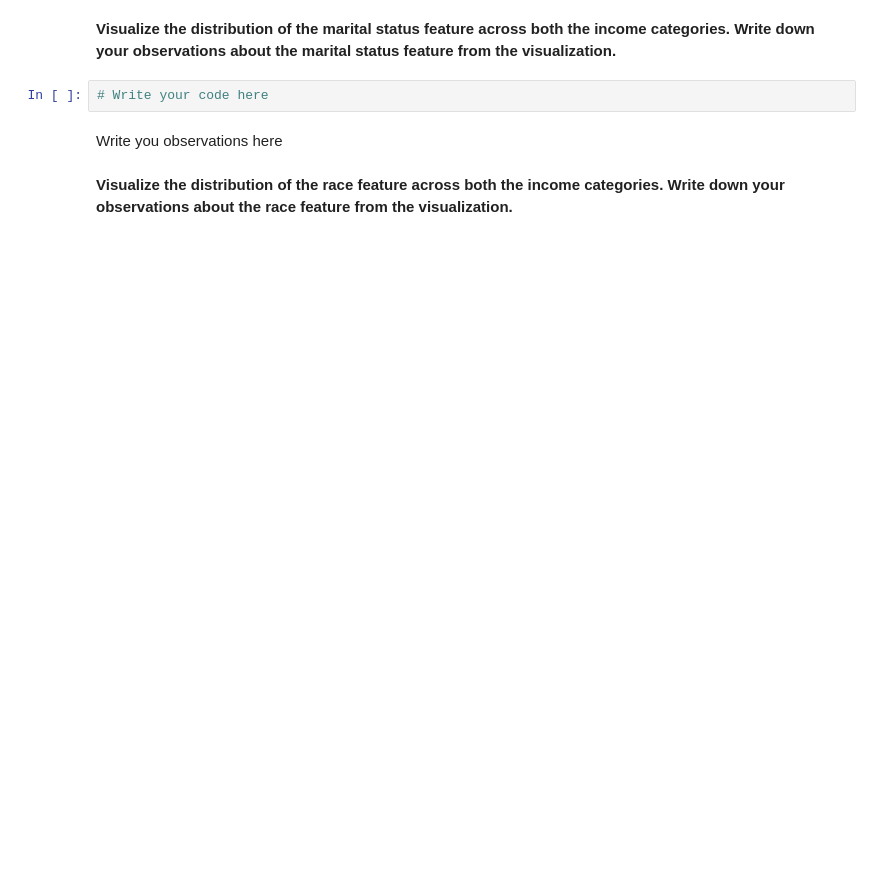
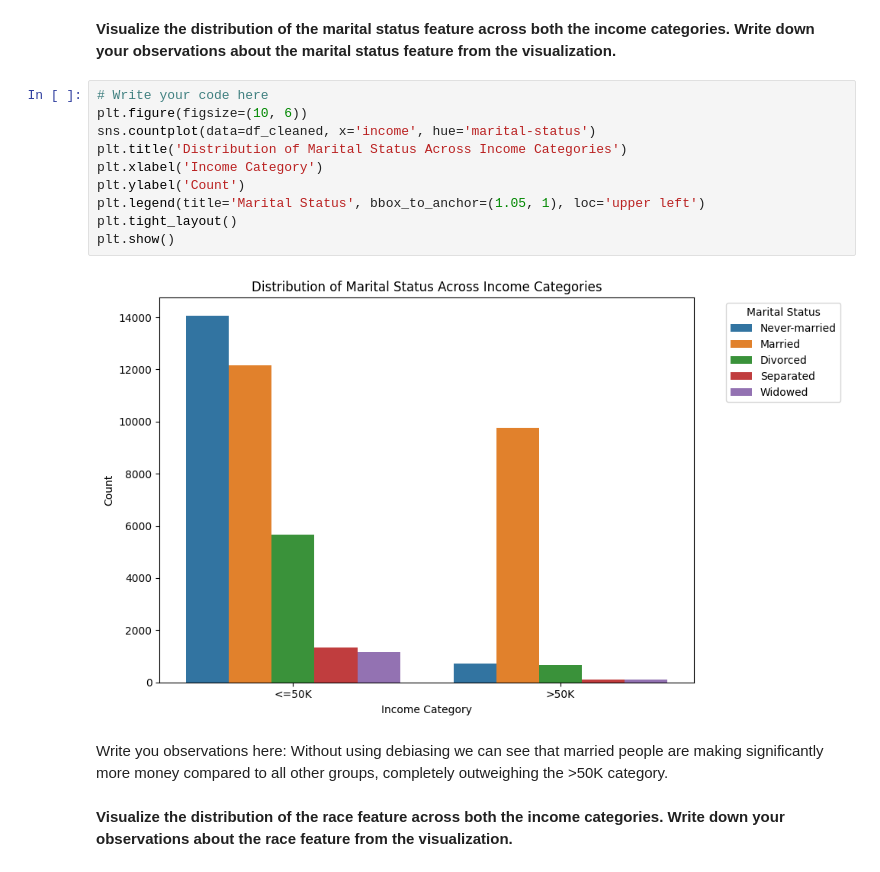
Before and after one commit to HalgasAdrian/CS5100, a Jupyter notebook: Programming Assignment 4/PA4 Q1.ipynb, the cells around one changed output. Cells and saved outputs as stored; diff of their text form; blank space fills up the shorter version.

```diff
--- a/Programming Assignment 4/PA4 Q1.ipynb
+++ b/Programming Assignment 4/PA4 Q1.ipynb
@@ -437,8 +470,19 @@ Write you observations here
 **Visualize the distribution of the marital status feature across both the income categories. Write down your observations about the marital status feature from the visualization.**
 # %%
 # Write your code here
+plt.figure(figsize=(10, 6))
+sns.countplot(data=df_cleaned, x='income', hue='marital-status')
+plt.title('Distribution of Marital Status Across Income Categories')
+plt.xlabel('Income Category')
+plt.ylabel('Count')
+plt.legend(title='Marital Status', bbox_to_anchor=(1.05, 1), loc='upper left')
+plt.tight_layout()
+plt.show()
+# %% [output]
+[figure, added]
 # %% [markdown]
-Write you observations here
+Write you observations here:
+Without using debiasing we can see that married people are making significantly more money compared to all other groups, completely outweighing the >50K category.
 # %% [markdown]
 **Visualize the distribution of the race feature across both the income categories. Write down your observations about the race feature from the visualization.**
 # %%
```
Also changed, not shown: parts of 14 cells of this notebook.
